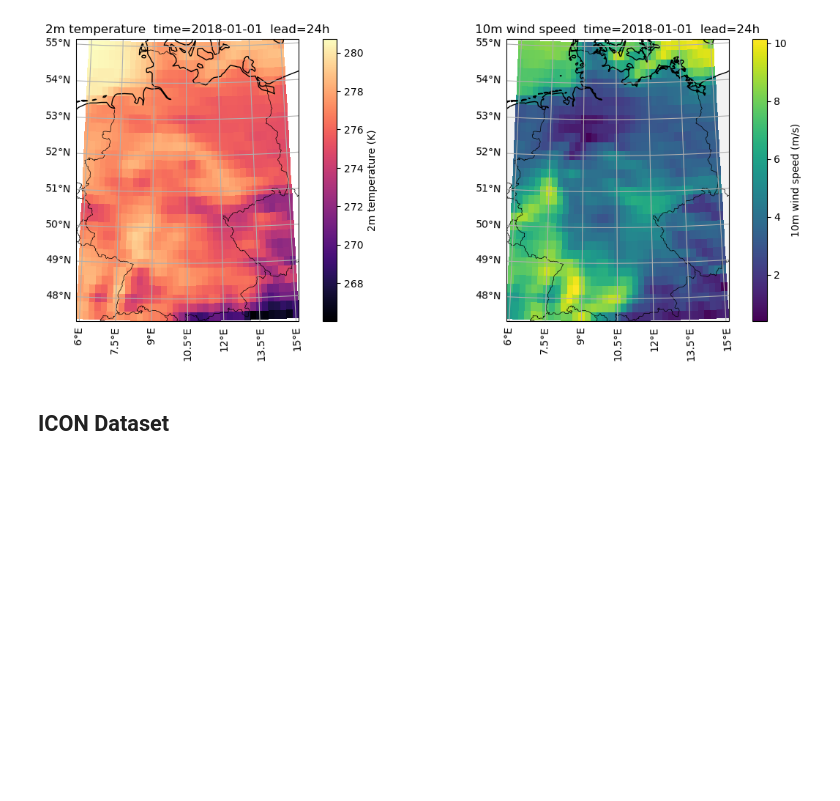
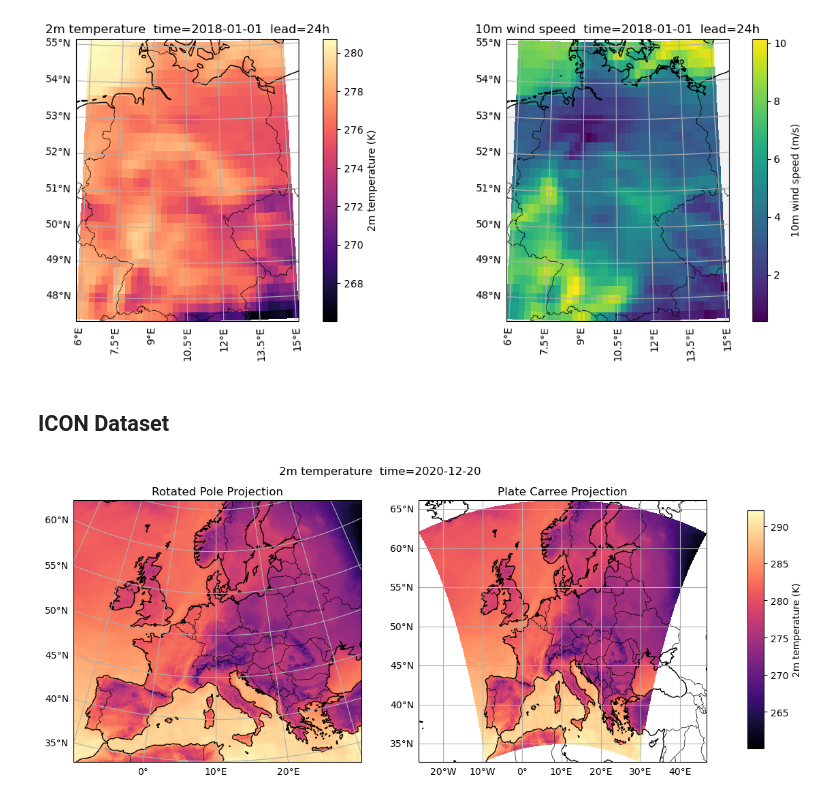
Before and after one commit to m-j-w-f/GenPP, a Jupyter notebook: src/genpp/plots/01data.ipynb, the cells around one changed output. Cells and saved outputs as stored; diff of their text form; code cells hidden in the pictures; blank space fills up the shorter version.

Commit message:
add icon plots

```diff
--- a/src/genpp/plots/01data.ipynb
+++ b/src/genpp/plots/01data.ipynb
@@ -111,31 +111,33 @@ ax2 = plt.subplot(122, projection=ccrs.PlateCarree())
 
 # Plot data
 pcm1 = ax1.pcolormesh(
     rlon, rlat, t2m, transform=rotated_crs, cmap="magma", shading="auto", rasterized=True
 )
 pcm2 = ax2.pcolormesh(
     rlon, rlat, t2m, transform=rotated_crs, cmap="magma", shading="auto", rasterized=True
 )
 
 # Features
 for ax in [ax1, ax2]:
     ax.coastlines(resolution="50m")
     ax.add_feature(cfeature.BORDERS, linewidth=0.5)
     ax.set_aspect("auto", adjustable="box")
 
 # Gridlines
 gl = ax1.gridlines(draw_labels=True, dms=False, x_inline=False, y_inline=False)
 gl.top_labels = gl.right_labels = False
 
 gl2 = ax2.gridlines(draw_labels=True, dms=False, x_inline=False, y_inline=False)
 gl2.top_labels = gl2.right_labels = False
 
 # Shared colorbar
 cbar_ax = fig.add_axes([0.95, 0.15, 0.02, 0.7])  # [left, bottom, width, height]
 cbar = fig.colorbar(pcm1, cax=cbar_ax)
-cbar.set_label("2m temperature [K]")
+cbar.set_label("2m temperature (K)")
 
 ax1.set_title("Rotated Pole Projection")
 ax2.set_title("Plate Carree Projection")
 plt.suptitle(f"2m temperature  time={time}")
 plt.savefig(RESULTS_DIR / "2m_temp_sample_icon_both.pdf", bbox_inches="tight")
+# %% [output]
+[figure, added]
```
Also changed, not shown: 1 other file.
